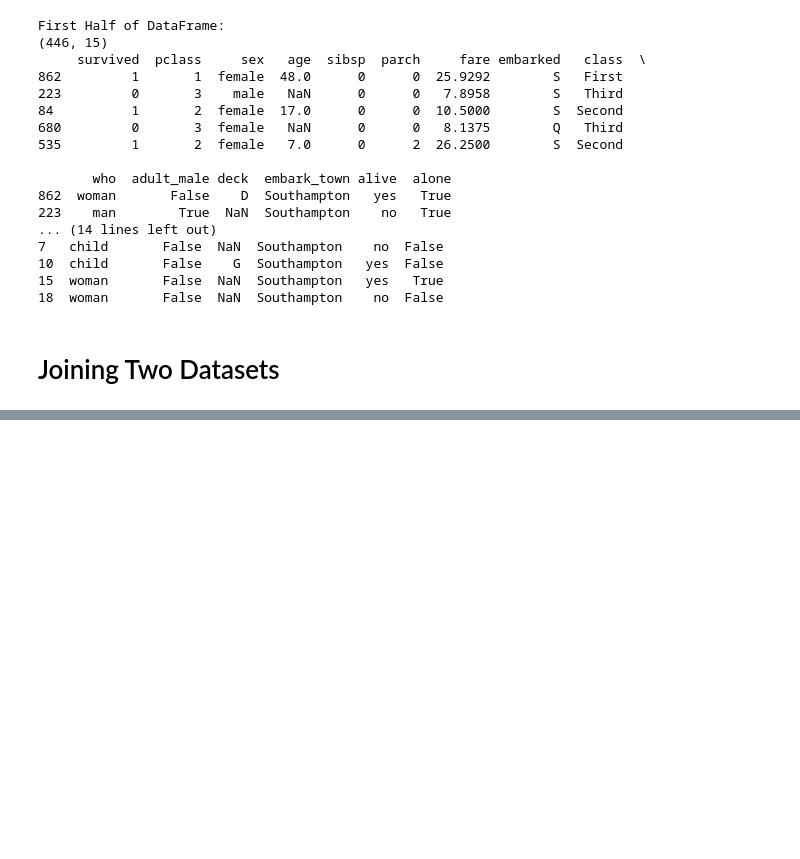
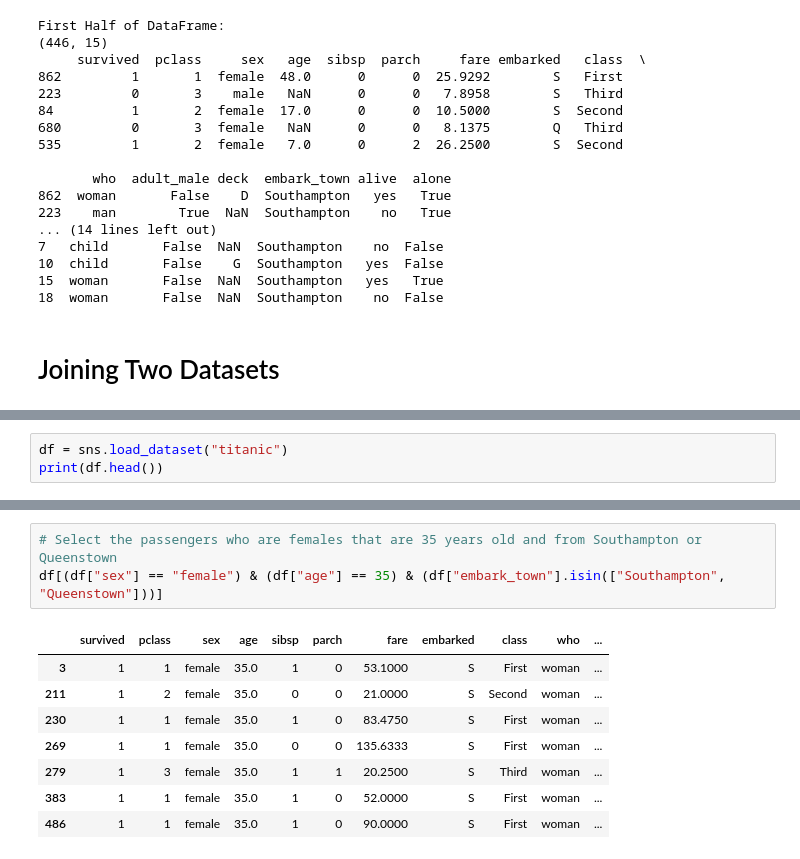
Before and after one commit to Asad15-tech/Alyz.code, a Jupyter notebook: Pandas/01_pandas.ipynb, the cells around one changed output, grey strips where cells are left out. Saved outputs shown, nothing was run; the diff lists cells and outputs as text; blank space fills up the shorter version.

```diff
--- a/Pandas/01_pandas.ipynb
+++ b/Pandas/01_pandas.ipynb
@@ -425,0 +428,3 @@ Concatenated DataFrame:    survived  pclass     sex   age  sibsp  parch     fare
+# %%
+df = sns.load_dataset("titanic")
+print(df.head())
@@ -425,0 +478,12 @@ Concatenated DataFrame:    survived  pclass     sex   age  sibsp  parch     fare
+# %%
+# Select the passengers who are females that are 35 years old and from Southampton or Queenstown
+df[(df["sex"] == "female") & (df["age"] == 35) & (df["embark_town"].isin(["Southampton", "Queenstown"]))]
+# %% [output]
+|  | survived | pclass | sex | age | sibsp | parch | fare | embarked | class | who | ... |
+| 3 | 1 | 1 | female | 35.0 | 1 | 0 | 53.1000 | S | First | woman | ... |
+| 211 | 1 | 2 | female | 35.0 | 0 | 0 | 21.0000 | S | Second | woman | ... |
+| 230 | 1 | 1 | female | 35.0 | 1 | 0 | 83.4750 | S | First | woman | ... |
+| 269 | 1 | 1 | female | 35.0 | 0 | 0 | 135.6333 | S | First | woman | ... |
+| 279 | 1 | 3 | female | 35.0 | 1 | 1 | 20.2500 | S | Third | woman | ... |
+| 383 | 1 | 1 | female | 35.0 | 1 | 0 | 52.0000 | S | First | woman | ... |
+| 486 | 1 | 1 | female | 35.0 | 1 | 0 | 90.0000 | S | First | woman | ... |
```
Also changed, not shown: parts of 22 cells of this notebook.
